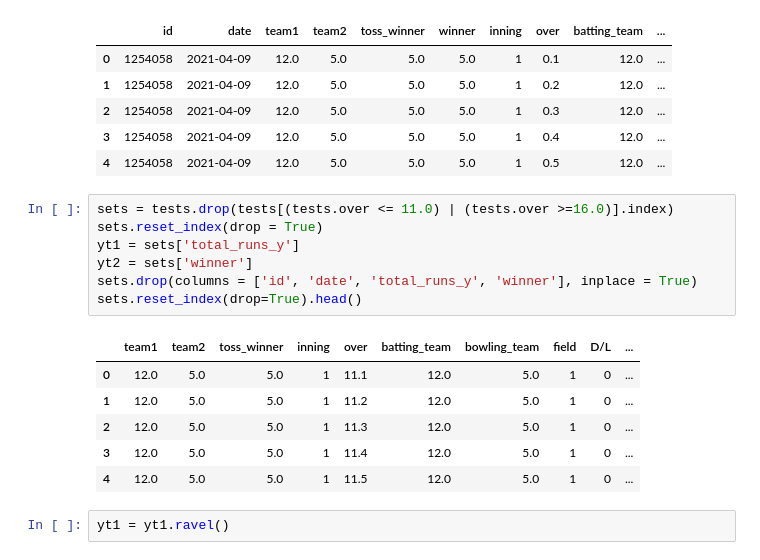
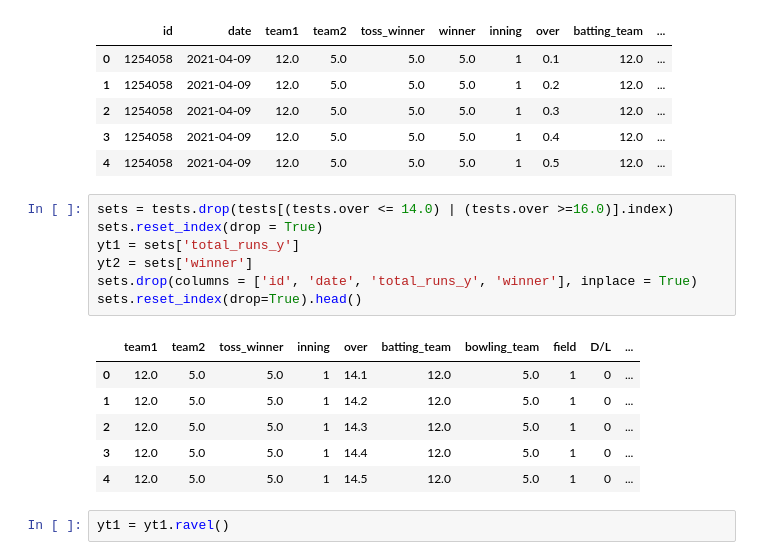
Before and after one commit to UtkarshAIITB/IPL-Data-Analysis, a Jupyter notebook: DL.ipynb, the cells around one changed output. Cells and saved outputs as stored; diff of their text form.

```diff
--- a/DL.ipynb
+++ b/DL.ipynb
@@ -250,19 +250,19 @@ tests.head()
 | 3 | 1254058 | 2021-04-09 | 12.0 | 5.0 | 5.0 | 5.0 | 1 | 0.4 | 12.0 | ... |
 | 4 | 1254058 | 2021-04-09 | 12.0 | 5.0 | 5.0 | 5.0 | 1 | 0.5 | 12.0 | ... |
 # %%
-sets = tests.drop(tests[(tests.over <= 11.0) | (tests.over >=16.0)].index)
+sets = tests.drop(tests[(tests.over <= 14.0) | (tests.over >=16.0)].index)
 sets.reset_index(drop = True)
 yt1 = sets['total_runs_y']
 yt2 = sets['winner']
 sets.drop(columns = ['id', 'date', 'total_runs_y', 'winner'], inplace = True)
 sets.reset_index(drop=True).head()
 # %% [output]
 |  | team1 | team2 | toss_winner | inning | over | batting_team | bowling_team | field | D/L | ... |
-| 0 | 12.0 | 5.0 | 5.0 | 1 | 11.1 | 12.0 | 5.0 | 1 | 0 | ... |
-| 1 | 12.0 | 5.0 | 5.0 | 1 | 11.2 | 12.0 | 5.0 | 1 | 0 | ... |
-| 2 | 12.0 | 5.0 | 5.0 | 1 | 11.3 | 12.0 | 5.0 | 1 | 0 | ... |
-| 3 | 12.0 | 5.0 | 5.0 | 1 | 11.4 | 12.0 | 5.0 | 1 | 0 | ... |
-| 4 | 12.0 | 5.0 | 5.0 | 1 | 11.5 | 12.0 | 5.0 | 1 | 0 | ... |
+| 0 | 12.0 | 5.0 | 5.0 | 1 | 14.1 | 12.0 | 5.0 | 1 | 0 | ... |
+| 1 | 12.0 | 5.0 | 5.0 | 1 | 14.2 | 12.0 | 5.0 | 1 | 0 | ... |
+| 2 | 12.0 | 5.0 | 5.0 | 1 | 14.3 | 12.0 | 5.0 | 1 | 0 | ... |
+| 3 | 12.0 | 5.0 | 5.0 | 1 | 14.4 | 12.0 | 5.0 | 1 | 0 | ... |
+| 4 | 12.0 | 5.0 | 5.0 | 1 | 14.5 | 12.0 | 5.0 | 1 | 0 | ... |
 # %%
 yt1 = yt1.ravel()
 # %%
```
Also changed, not shown: parts of 10 cells of this notebook.
